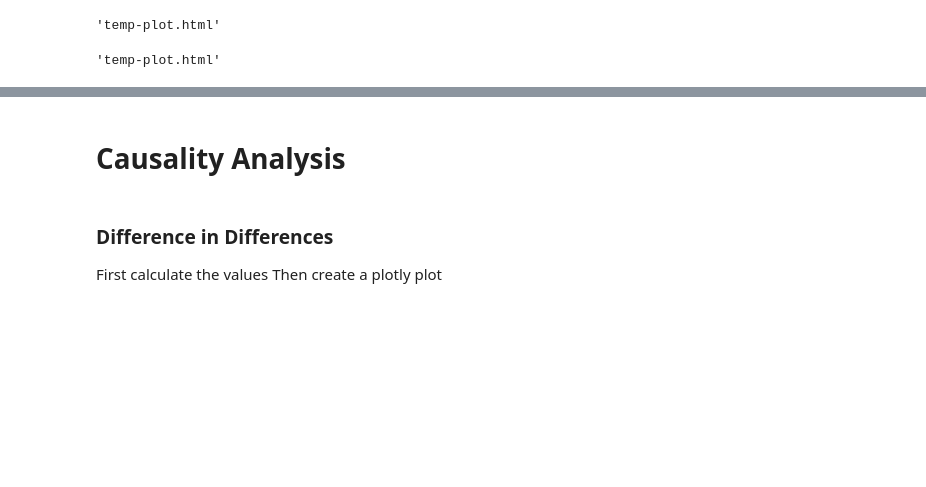
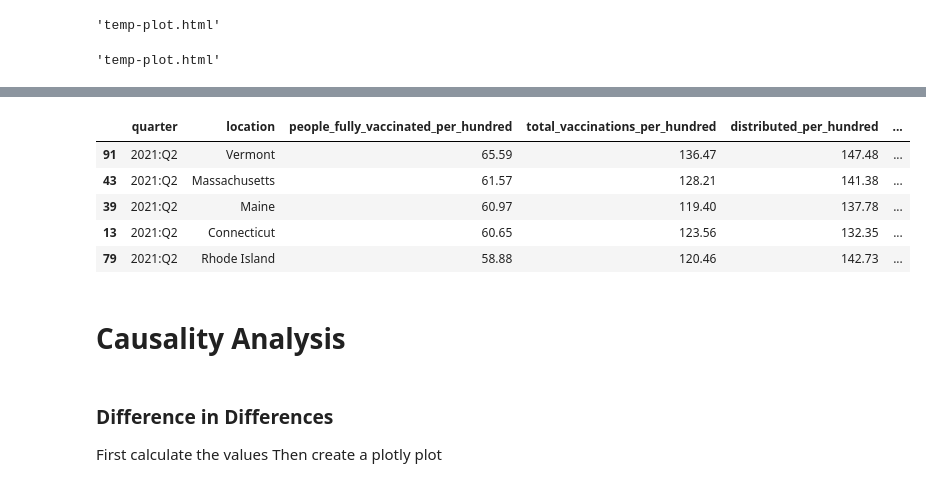
Before and after one commit to michael-lutz/Vaccine-Econ-Analysis, a Jupyter notebook: analysis/visualization_nb.ipynb, the cells around one changed output, grey strips where cells are left out. Saved outputs shown, nothing was run; the diff lists cells and outputs as text; code cells hidden in the pictures; blank space fills up the shorter version.

```diff
--- a/analysis/visualization_nb.ipynb
+++ b/analysis/visualization_nb.ipynb
@@ -625,3 +661,12 @@ plot(choromap,validate=False)
+# %%
+vax_plot_df_2.sort_values(by='people_fully_vaccinated_per_hundred', ascending=False).head(5)
+# %% [output]
+|  | quarter | location | people_fully_vaccinated_per_hundred | total_vaccinations_per_hundred | distributed_per_hundred | ... |
+| 91 | 2021:Q2 | Vermont | 65.59 | 136.47 | 147.48 | ... |
+| 43 | 2021:Q2 | Massachusetts | 61.57 | 128.21 | 141.38 | ... |
+| 39 | 2021:Q2 | Maine | 60.97 | 119.40 | 137.78 | ... |
+| 13 | 2021:Q2 | Connecticut | 60.65 | 123.56 | 132.35 | ... |
+| 79 | 2021:Q2 | Rhode Island | 58.88 | 120.46 | 142.73 | ... |
 # %% [markdown]
 # Causality Analysis
 # %% [markdown]
```
Also changed, not shown: parts of 22 cells of this notebook, 1 other file.
